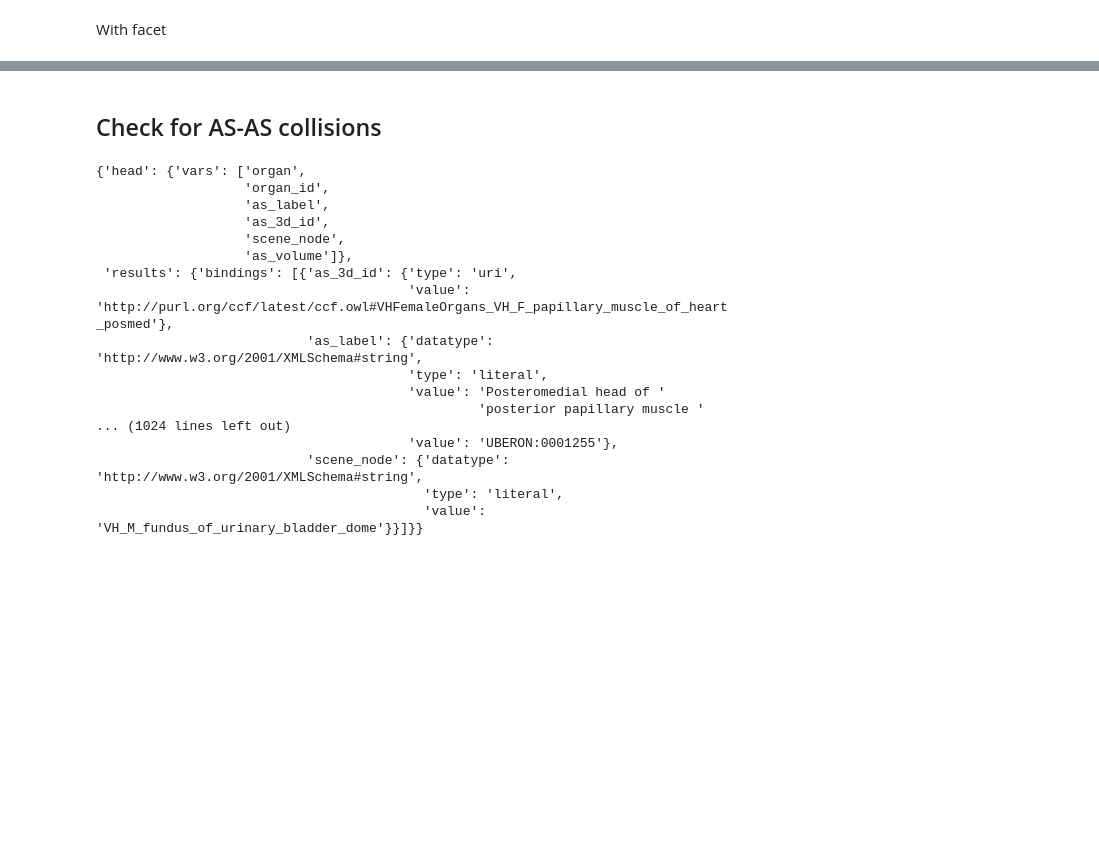
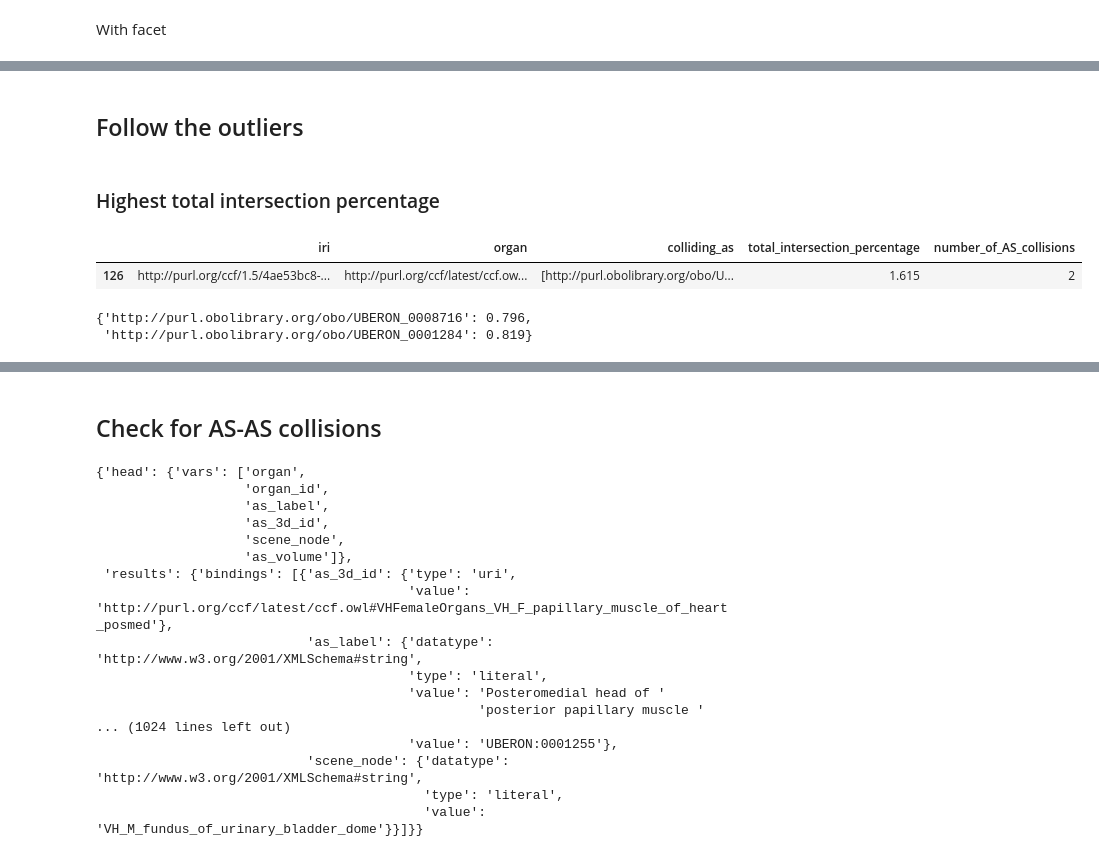
Before and after one commit to cns-iu/hra-cell-type-populations-supporting-information, a Jupyter notebook: validations/mesh-collisions/validate-mesh-collisions.ipynb, the cells around one changed output, grey strips where cells are left out. Saved outputs shown, nothing was run; the diff lists cells and outputs as text; code cells hidden in the pictures; blank space fills up the shorter version.

```diff
--- a/validations/mesh-collisions/validate-mesh-collisions.ipynb
+++ b/validations/mesh-collisions/validate-mesh-collisions.ipynb
@@ -177,0 +175,18 @@ plt.show()
+# %% [markdown]
+## Follow the outliers
+# %% [markdown]
+### Highest total intersection percentage
+# %%
+# get row with biggest total intersection percentage
+max_row = df_intersections.loc[[df_intersections['total_intersection_percentage'].idxmax()]]
+max_row
+# %% [output]
+|  | iri | organ | colliding_as | total_intersection_percentage | number_of_AS_collisions |
+| 126 | http://purl.org/ccf/1.5/4ae53bc8-... | http://purl.org/ccf/latest/ccf.ow... | [http://purl.obolibrary.org/obo/U... | 1.615 | 2 |
+# %%
+# get collisions for outlier extraction site
+get_as_collision_items(
+    max_row.iloc[0]['iri'])
+# %% [output]
+{'http://purl.obolibrary.org/obo/UBERON_0008716': 0.796,
+ 'http://purl.obolibrary.org/obo/UBERON_0001284': 0.819}
```
Also changed, not shown: parts of 12 cells of this notebook, 10 other files.
